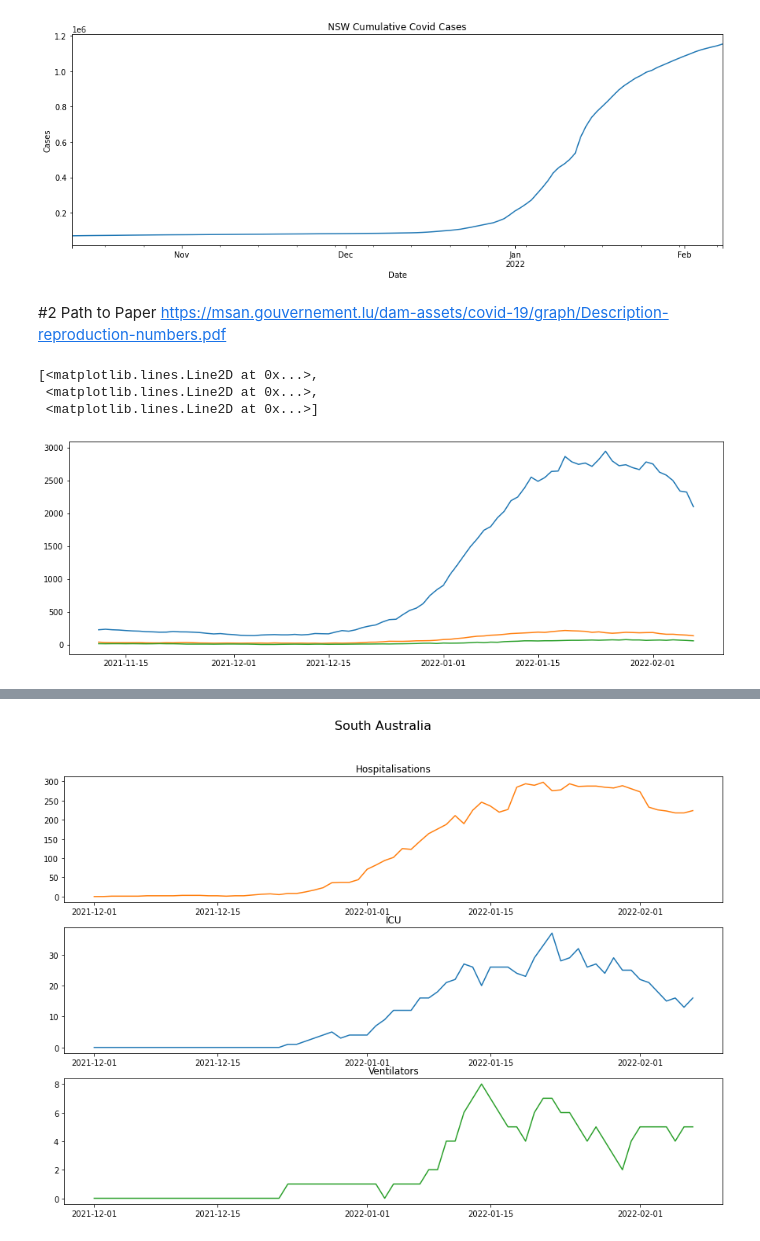
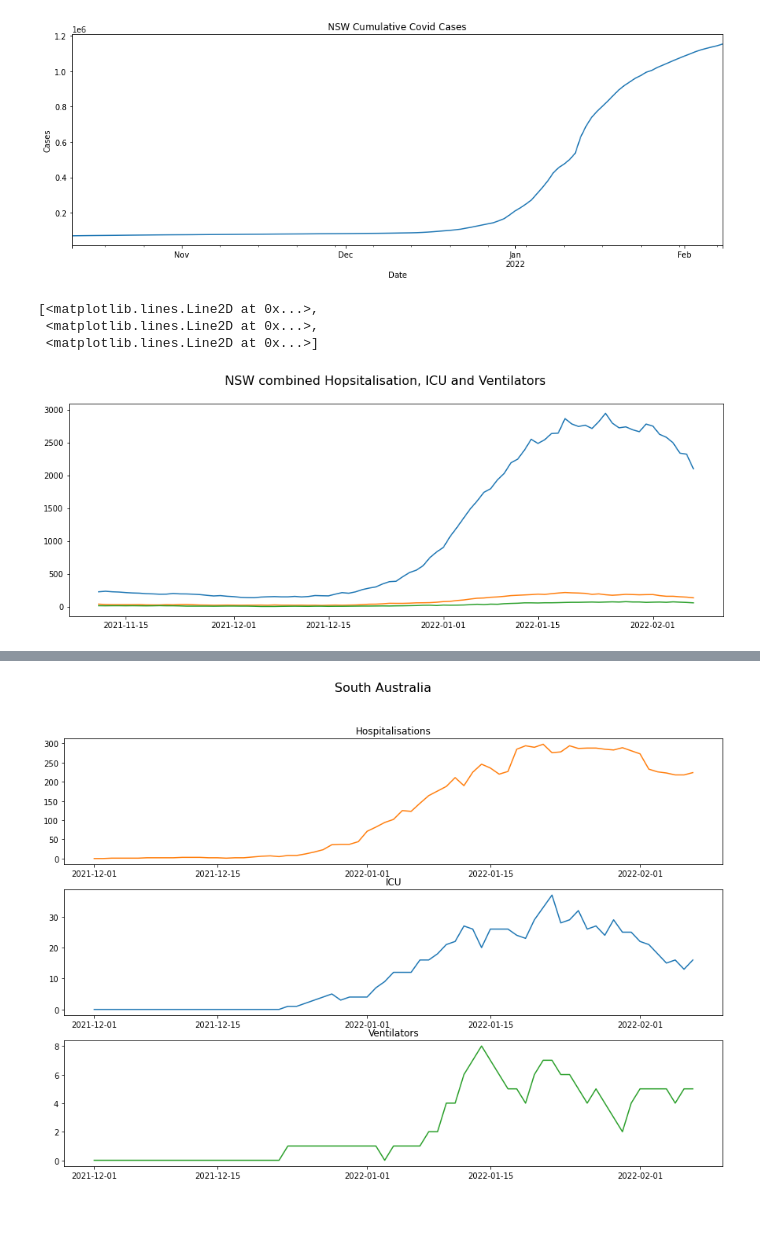
Before and after one commit to SeanDeBoo/Python, a Jupyter notebook: NSW Case data.ipynb, the cells around one changed output, grey strips where cells are left out. Drawn from its saved outputs; the diff is of its cells as text; code cells hidden in the pictures; blank space fills up the shorter version.

```diff
--- a/NSW Case data.ipynb
+++ b/NSW Case data.ipynb
@@ -53,17 +55,15 @@ plt.ylabel('Cases')
 # %% [output]
 Text(0, 0.5, 'Cases')
 [figure]
-# %% [markdown]
-#2 Path to Paper
-https://msan.gouvernement.lu/dam-assets/covid-19/graph/Description-reproduction-numbers.pdf
 # %%
 X = d['nsw'].DATE
 Y1, Y2, Y3, Y4= d['nsw'].HOSP, d['nsw'].ICU, d['nsw'].VENT, d['nsw'].NEW
 # %%
 fig, ax = plt.subplots()
+fig.suptitle('NSW combined Hopsitalisation, ICU and Ventilators', fontsize=16)
 ax.plot(X[1:90], Y1[1:90], X[1:90], Y2[1:90], X[1:90], Y3[1:90])
 # %% [output]
 [<matplotlib.lines.Line2D at 0x...>,
  <matplotlib.lines.Line2D at 0x...>,
  <matplotlib.lines.Line2D at 0x...>]
-[figure, old version]
+[figure, new version]
```
Also changed, not shown: parts of 16 cells of this notebook.
